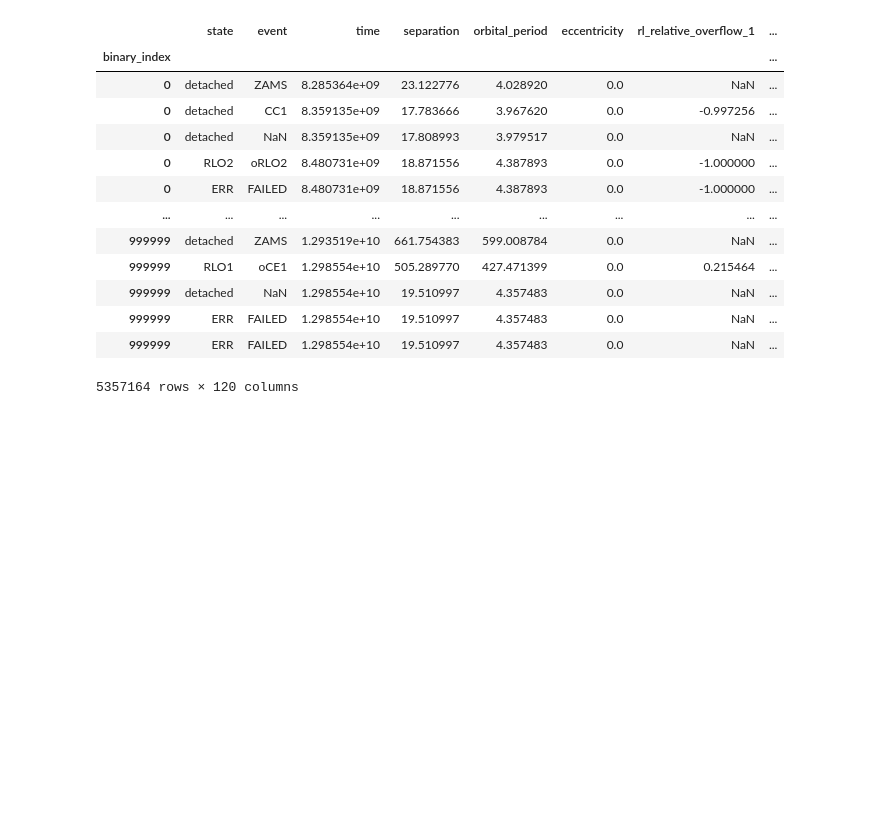
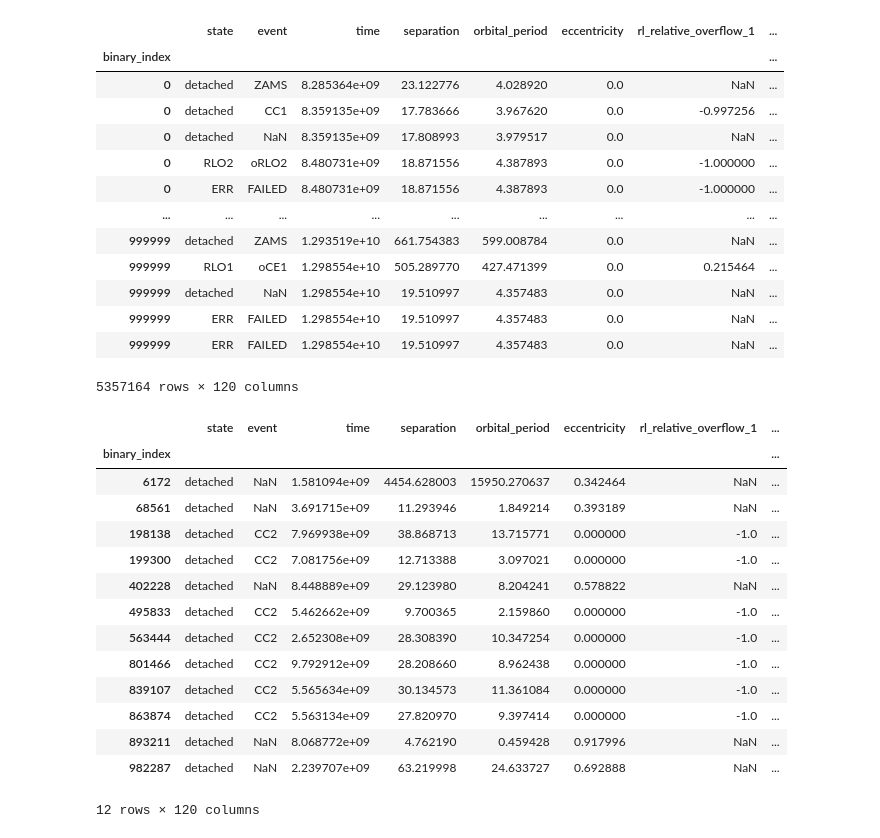
Before and after one commit to PiersonLip/solarBHs, a Jupyter notebook: Notebooks/massFiltertingAmpt.ipynb, the cells around one changed output. Saved outputs shown, nothing was run; the diff lists cells and outputs as text; code cells hidden in the pictures; blank space fills up the shorter version.

```diff
--- a/Notebooks/massFiltertingAmpt.ipynb
+++ b/Notebooks/massFiltertingAmpt.ipynb
@@ -86,3 +129,21 @@ sol_bhMaskMWdur = ((
 )
 # %%
 filtered_df = df[sol_bhMaskMWdur]
+# %%
+filtered_df[filtered_df['S2_mass'] < 2.3]
+# %% [output]
+|  | state | event | time | separation | orbital_period | eccentricity | rl_relative_overflow_1 | ... |
+| binary_index |  |  |  |  |  |  |  | ... |
+| 6172 | detached | NaN | 1.581094e+09 | 4454.628003 | 15950.270637 | 0.342464 | NaN | ... |
+| 68561 | detached | NaN | 3.691715e+09 | 11.293946 | 1.849214 | 0.393189 | NaN | ... |
+| 198138 | detached | CC2 | 7.969938e+09 | 38.868713 | 13.715771 | 0.000000 | -1.0 | ... |
+| 199300 | detached | CC2 | 7.081756e+09 | 12.713388 | 3.097021 | 0.000000 | -1.0 | ... |
+| 402228 | detached | NaN | 8.448889e+09 | 29.123980 | 8.204241 | 0.578822 | NaN | ... |
+| 495833 | detached | CC2 | 5.462662e+09 | 9.700365 | 2.159860 | 0.000000 | -1.0 | ... |
+| 563444 | detached | CC2 | 2.652308e+09 | 28.308390 | 10.347254 | 0.000000 | -1.0 | ... |
+| 801466 | detached | CC2 | 9.792912e+09 | 28.208660 | 8.962438 | 0.000000 | -1.0 | ... |
+| 839107 | detached | CC2 | 5.565634e+09 | 30.134573 | 11.361084 | 0.000000 | -1.0 | ... |
+| 863874 | detached | CC2 | 5.563134e+09 | 27.820970 | 9.397414 | 0.000000 | -1.0 | ... |
+| 893211 | detached | NaN | 8.068772e+09 | 4.762190 | 0.459428 | 0.917996 | NaN | ... |
+| 982287 | detached | NaN | 2.239707e+09 | 63.219998 | 24.633727 | 0.692888 | NaN | ... |
+12 rows × 120 columns
```
Also changed, not shown: parts of 16 cells of this notebook, 3 other files.
